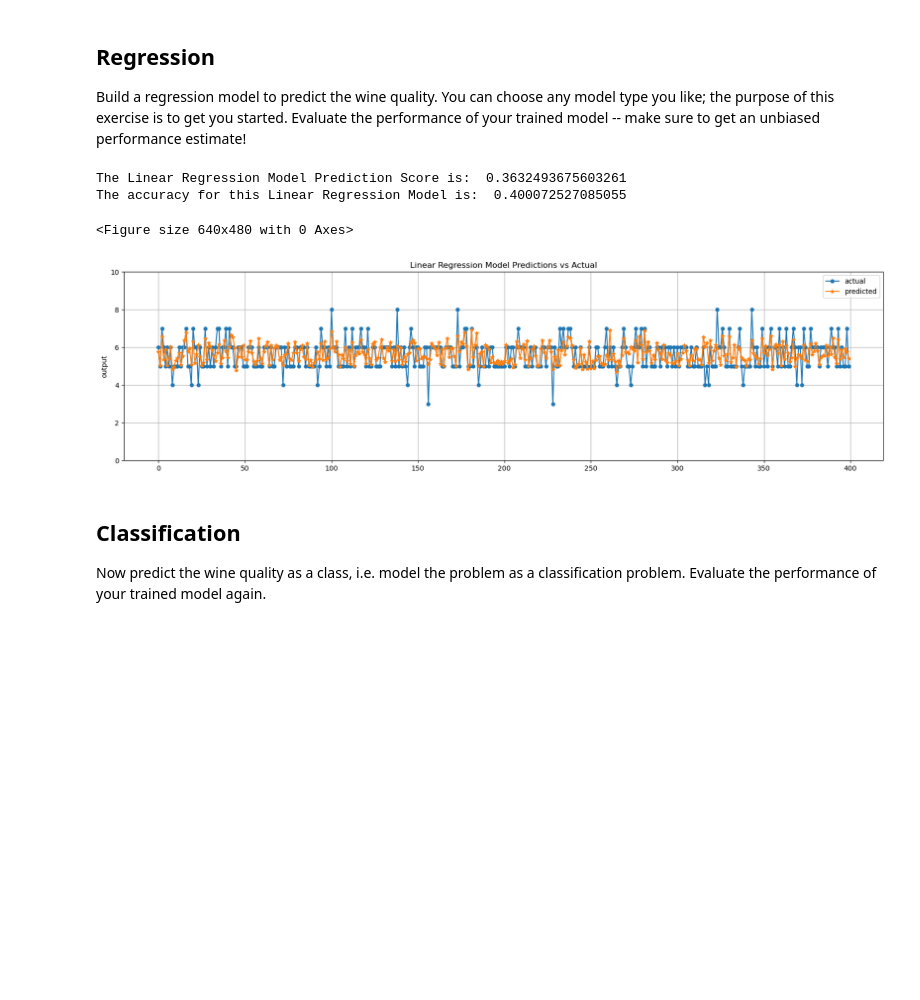
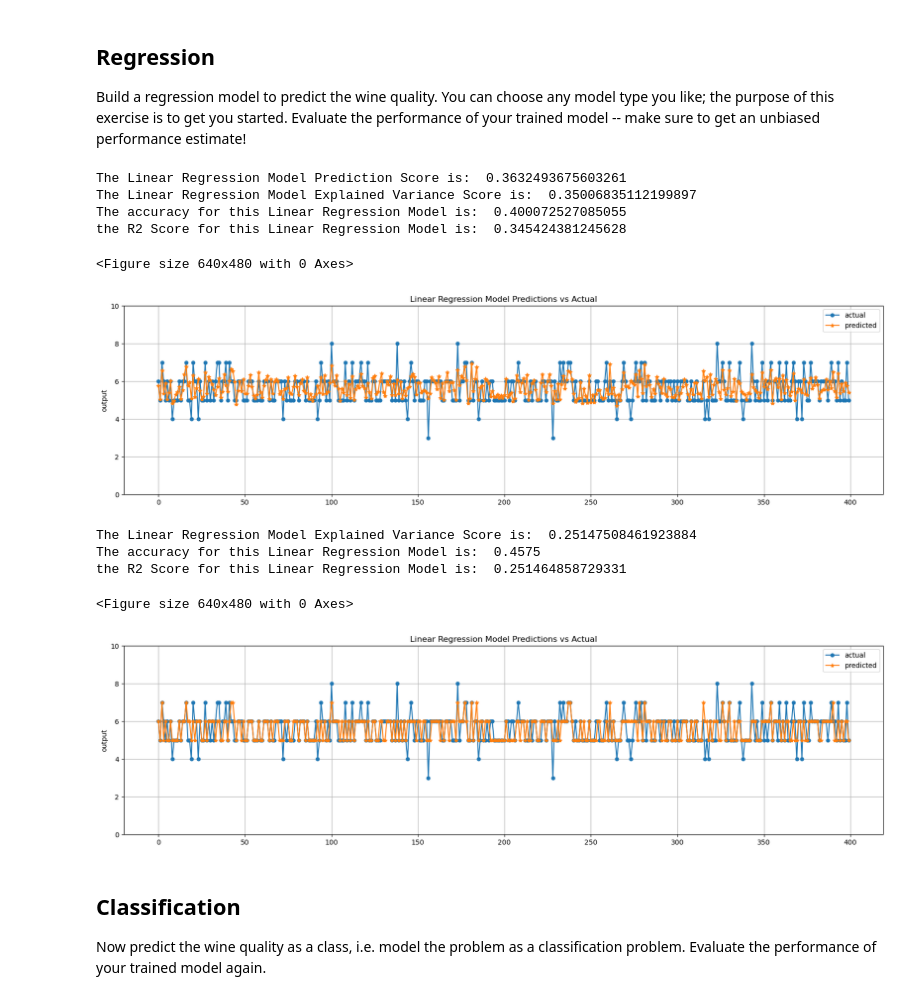
Before and after one commit to COSC5557/warmup-lrstafford, a Jupyter notebook: exercise1.ipynb, the cells around one changed output. Saved outputs shown, nothing was run; the diff lists cells and outputs as text; code cells hidden in the pictures; blank space fills up the shorter version.

```diff
--- a/exercise1.ipynb
+++ b/exercise1.ipynb
@@ -148,34 +149,68 @@ X_train_raw, X_test_raw, y_train, y_test = train_test_split(data, labels, train_
 #Make a simple linear regression model called lr and fit it on training data
 lr = linear_model.LinearRegression()
 lr.fit(X_train_raw, y_train)
 
 lrPredictions = lr.predict(X_test_raw)
 
 lrModelScore = lr.score(X_train_raw, y_train) #Gets coefficient of determination of the prediction - Here that's the R2 Score
-
+lrR2 = r2(y_test, lrPredictions) #Gets the R2 Score
+lr_exp_variance = evs(y_test, lrPredictions) # Get Explained Variance Score
 #We need to convert our y_actual values to plot them correctly.
 y_test_np = y_test.to_numpy()
 
 print("The Linear Regression Model Prediction Score is: ", lrModelScore)
+print("The Linear Regression Model Explained Variance Score is: ", lr_exp_variance)
 
 wineLRAccuracy = mse(y_test, lrPredictions)
 print("The accuracy for this Linear Regression Model is: ", wineLRAccuracy)
+print("the R2 Score for this Linear Regression Model is: ", lrR2)
 
 plt.clf()
 plt.figure(figsize=(20,5))
 plt.title("Linear Regression Model Predictions vs Actual")
 plt.plot(y_test_np, label="actual", marker="o", markersize=5)
 plt.plot(lrPredictions, label="predicted", marker="*")
 plt.ylabel("output")
 plt.ylim(0,10)
 plt.grid(True)
 plt.legend()
 plt.show()
+
+#Adjust the predictions list so that all predicted values are rounded to the nearest whole number.
+roundPredictions = np.around(lrPredictions, decimals=0)
+
+roundR2 = r2(y_test, roundPredictions) #Gets the R2 Score
+round_exp_variance = evs(y_test, roundPredictions) # Get Explained Variance Score
+#We need to convert our y_actual values to plot them correctly.
+
+print("The Linear Regression Model Explained Variance Score is: ", round_exp_variance)
+
+roundLRAccuracy = mse(y_test, roundPredictions)
+print("The accuracy for this Linear Regression Model is: ", roundLRAccuracy)
+print("the R2 Score for this Linear Regression Model is: ", roundR2)
+
+plt.clf()
+plt.figure(figsize=(20,5))
+plt.title("Linear Regression Model Predictions vs Actual")
+plt.plot(y_test_np, label="actual", marker="o", markersize=5)
+plt.plot(roundPredictions, label="predicted", marker="*")
+plt.ylabel("output")
+plt.ylim(0,10)
+plt.grid(True)
+plt.legend()
+plt.show()
 # %% [output]
 The Linear Regression Model Prediction Score is:  0.3632493675603261
+The Linear Regression Model Explained Variance Score is:  0.35006835112199897
 The accuracy for this Linear Regression Model is:  0.400072527085055
+the R2 Score for this Linear Regression Model is:  0.345424381245628
 <Figure size 640x480 with 0 Axes>
 [figure]
+The Linear Regression Model Explained Variance Score is:  0.25147508461923884
+The accuracy for this Linear Regression Model is:  0.4575
+the R2 Score for this Linear Regression Model is:  0.251464858729331
+<Figure size 640x480 with 0 Axes>
+[figure, added]
 # %% [markdown]
 ## Classification
 
```
Also changed, not shown: parts of 7 cells of this notebook.
